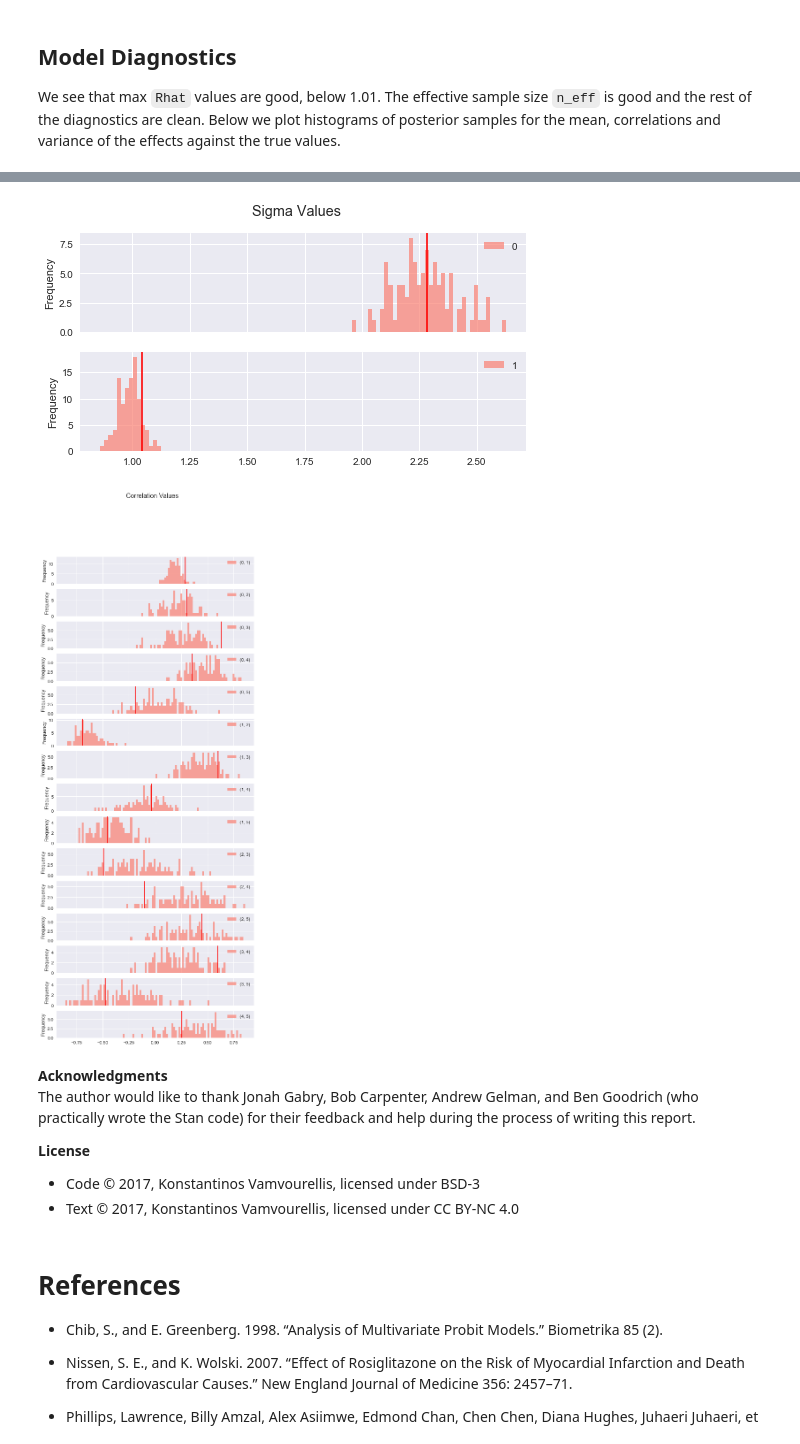
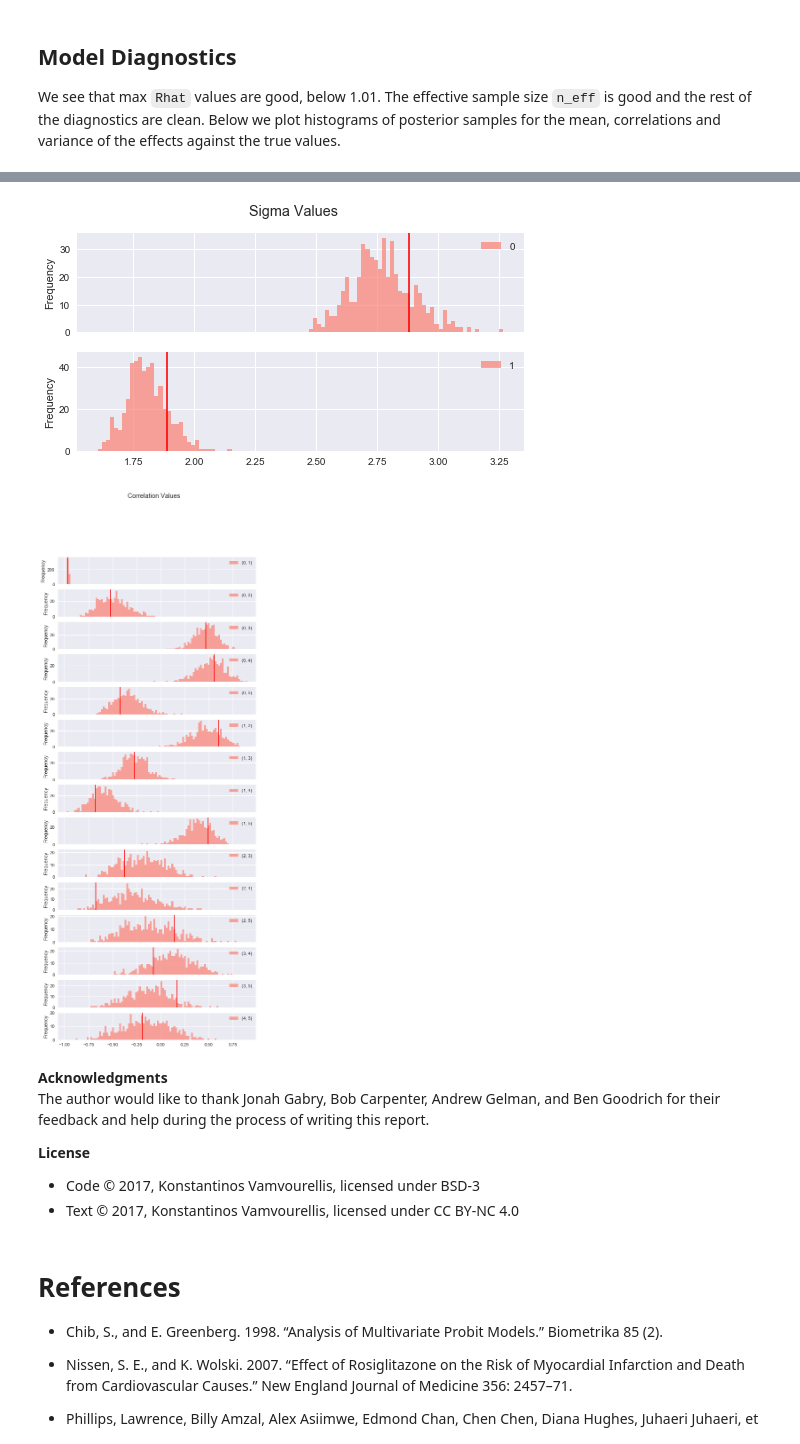
Before and after one commit to bayesways/mixed-data, a Jupyter notebook: notebooks/rosi_py.ipynb, the cells around one changed output, grey strips where cells are left out. Saved outputs shown, nothing was run; the diff lists cells and outputs as text; code cells hidden in the pictures.

Commit message:
changed data generation functions

```diff
--- a/notebooks/rosi_py.ipynb
+++ b/notebooks/rosi_py.ipynb
@@ -231,0 +242,6 @@ pickle.dump(data_treat, open("data_treat.pkl", "wb"))
+# %%
+mu1, mu2 = gen_mean(Kc=2, Kb=4, random_seed=1234)
+
+data_control = gen_data(N = 200, Kc = 2, Kb = 4, mu = mu1, random_seed=10284 )
+data_treat = gen_data(N = 200, Kc = 2, Kb = 4, mu = mu2, random_seed=10284 )
+data_treat
@@ -286,9 +320,10 @@ For each parameter, n_eff is a crude measure of effective sample size,
 and Rhat is the potential scale reduction factor on split chains (at
 convergence, Rhat=1).
 # %%
-K = Kb + Kc
+
+K = data_control['Kb'] + data_control['Kc']
 title = "Mean Values"
-true_values = mu_control
+true_values = data_control['mu']
 df = pd.DataFrame(post_samples['mu'])
 df.columns = [str(x) for x in range(K)]
 
@@ -304,8 +339,8 @@ for i in range(df.shape[1]):
 # %%
 title = "Sigma Values"
-true_values = sigma
+true_values = data_control['sigma']
 df = pd.DataFrame(post_samples['sigma'])
-df.columns = [str(x) for x in range(Kc)]
+df.columns = [str(x) for x in range(data_control['Kc'])]
 
 ax = df.plot.hist(subplots=True, title=title, color=color,
                   sharex=True, sharey =False,
@@ -315,46 +350,46 @@ ax = df.plot.hist(subplots=True, title=title, color=color,
 for i in range(df.shape[1]):
     ax[i].axvline(true_values[i], color=linecolor, alpha=linealpha, linestyle=linestyle, lw=lw);
 # %% [output]
-[figure, old version]
+[figure, new version]
 # %%
 def flatten_corr(a):
     return a[np.triu_indices(a.shape[0], k=1)]
 
 
 title = "Correlation Values"
-true_values= R[np.triu_indices(R.shape[0], k=1)]
+true_values= data_control['R'][np.triu_indices(data_control['R'].shape[0], k=1)]
 
 
 Rs = post_samples['R']
 num_of_samples = Rs.shape[0]
 
 colnames = np.array([str(x) for x in range(K)])
 cnames = zip(colnames[np.triu_indices(colnames.shape[0], k=1)[0]],
              colnames[np.triu_indices(colnames.shape[0], k=1)[1]])
 
 cnames = list(cnames)
 
 M = len(cnames)
 fRs = np.empty((num_of_samples, M))
 for i in range (num_of_samples):
     fRs[i, :] = flatten_corr(Rs[i, :, :])
 
 df = pd.DataFrame(fRs)
 df.columns = cnames
 
 
 ax = df.plot.hist(subplots=True, title=title, color=color,
                   sharex=True, sharey =False,
                   alpha=alpha, bins=bins,
                   figsize=(8,20));
 
 for i in range(df.shape[1]):
     ax[i].axvline(true_values[i], color=linecolor, alpha=linealpha, linestyle=linestyle, lw=lw);
 # %% [output]
-[figure, old version]
+[figure, new version]
 # %% [markdown]
 __Acknowledgments__
-The author would like to thank Jonah Gabry, Bob Carpenter, Andrew Gelman, and Ben Goodrich (who practically wrote the Stan code) for their feedback and help during the process of writing this report.
+The author would like to thank Jonah Gabry, Bob Carpenter, Andrew Gelman, and Ben Goodrich for their feedback and help during the process of writing this report.
 
 
 __License__
```
Also changed, not shown: parts of 8 cells of this notebook.
